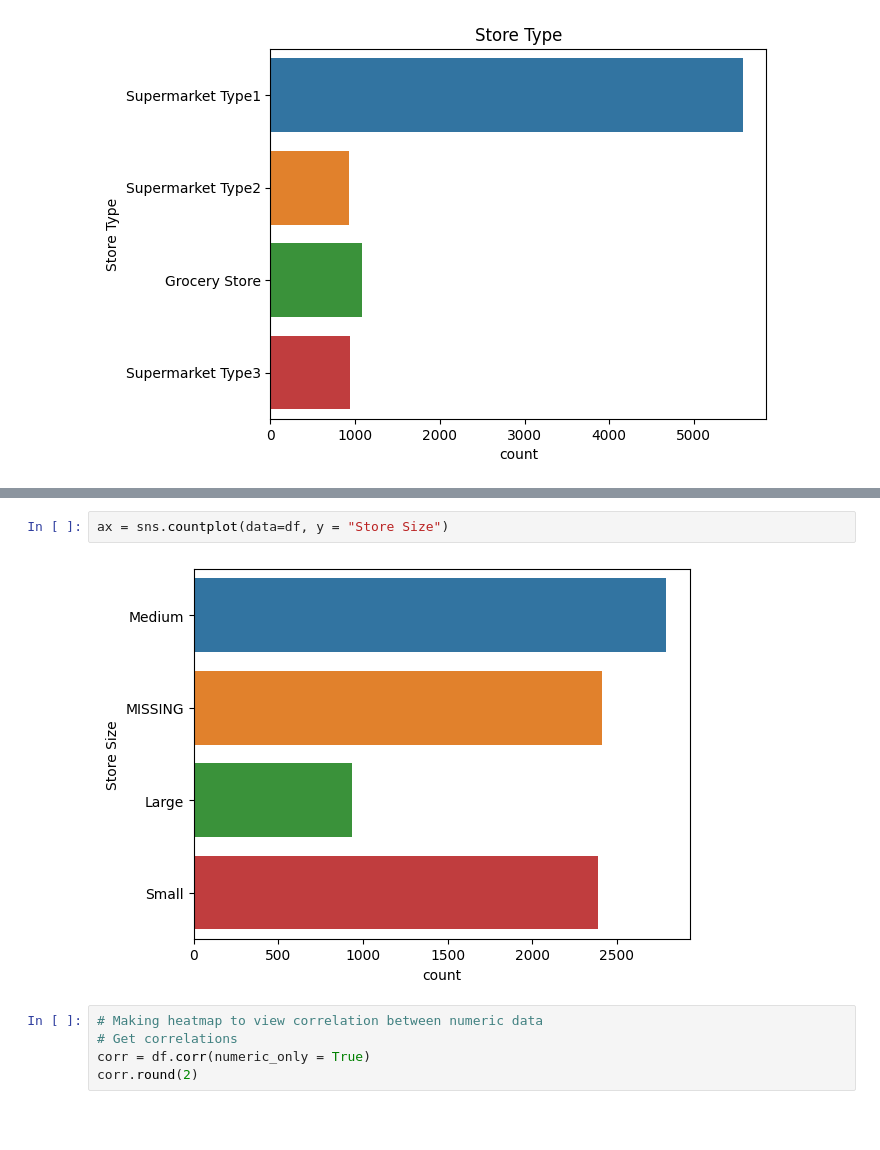
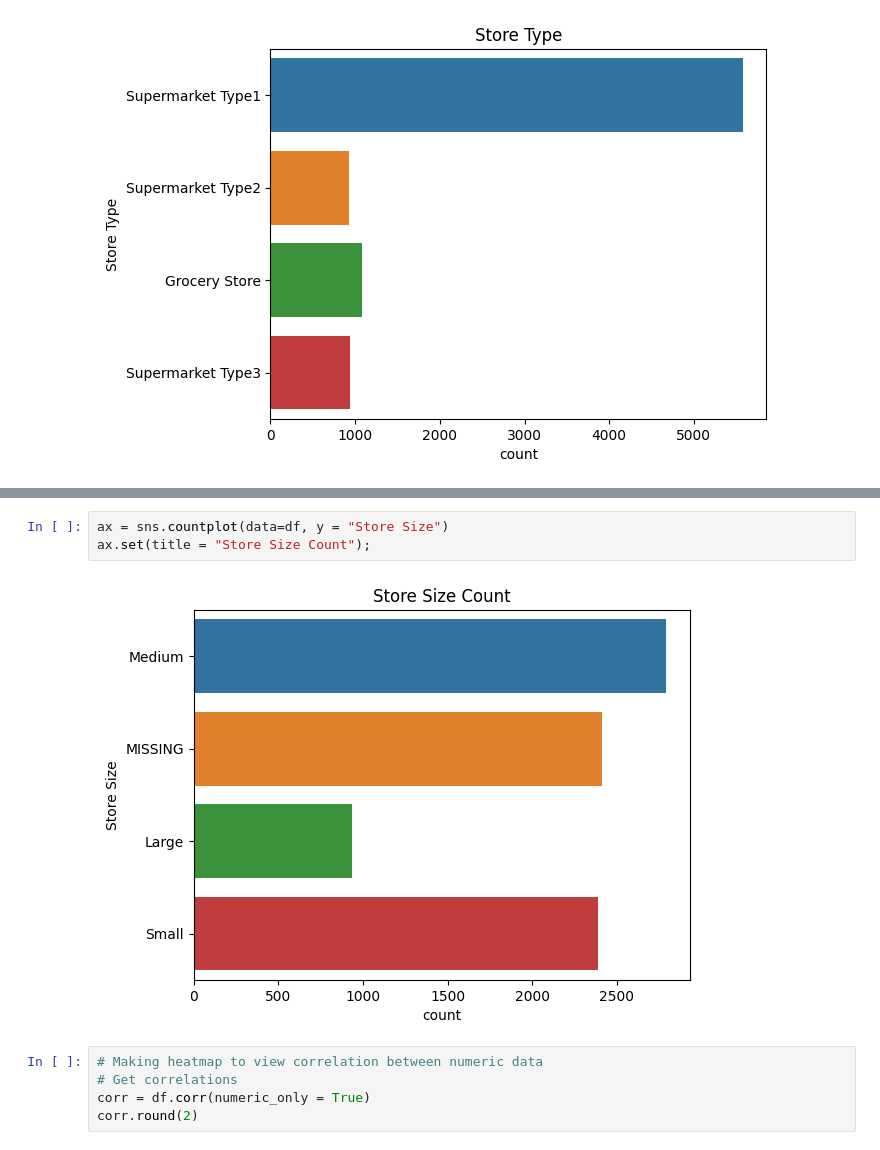
Before and after one commit to Rovidicus/Prediction-of-Product-Sales, a Jupyter notebook: PredictionofProductSales_LukeH.ipynb, the cells around one changed output, grey strips where cells are left out. Saved outputs shown, nothing was run; the diff lists cells and outputs as text; blank space fills up the shorter version.

```diff
--- a/PredictionofProductSales_LukeH.ipynb
+++ b/PredictionofProductSales_LukeH.ipynb
@@ -433,7 +436,8 @@ ax = sns.countplot(data=df, y = "Location Type");
 # %%
 ax = sns.countplot(data=df, y = "Store Size")
+ax.set(title = "Store Size Count");
 # %% [output]
-[figure, old version]
+[figure, new version]
 # %%
 # Making heatmap to view correlation between numeric data
 # Get correlations
```
Also changed, not shown: parts of 3 cells of this notebook.
